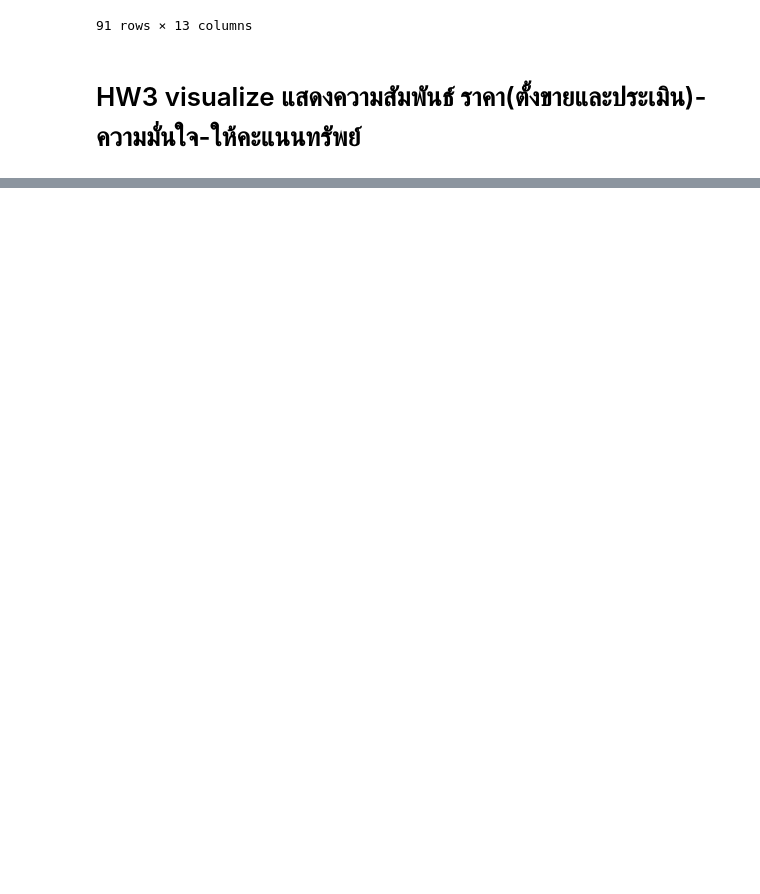
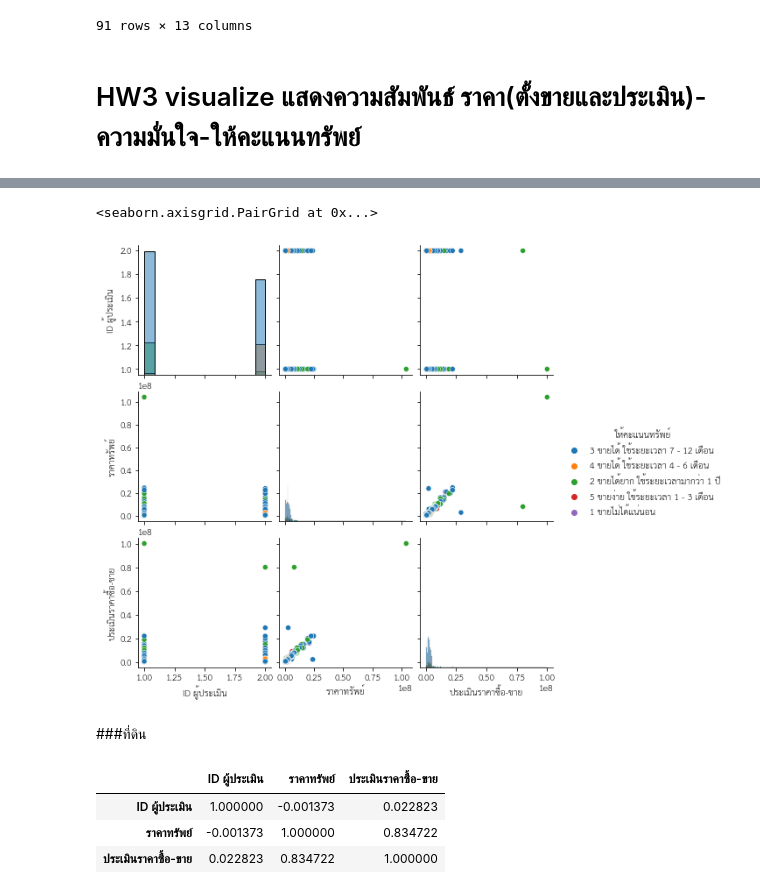
Before and after one commit to kumoromilee/bsc_dpdm22, a Jupyter notebook: [dataprep]_property_estimator.ipynb, the cells around one changed output, grey strips where cells are left out. Drawn from its saved outputs; the diff is of its cells as text; code cells hidden in the pictures; blank space fills up the shorter version.

```diff
--- a/[dataprep]_property_estimator.ipynb
+++ b/[dataprep]_property_estimator.ipynb
@@ -1233,0 +1280,16 @@ ido2_d.sort_values(by=['check2'],ascending=False)
+# %%
+sns.pairplot(data11, hue="ให้คะแนนทรัพย์", diag_kind="hist")
+# %% [output]
+<seaborn.axisgrid.PairGrid at 0x...>
+[figure, added]
+# %% [markdown]
+###ที่ดิน
+# %%
+data21 = pd.read_excel(f'https://docs.google.com/spreadsheets/d/1HKaXLen6W4Y3Yc2nA2-CTmLG8tLE8Y2cL0mDkA_f5uI/export?format=xlsx', sheet_name ='ที่ดิน')
+data21.corr(method='pearson')
+dcorr.style.background_gradient ()
+# %% [output]
+|  | ID ผู้ประเมิน | ราคาทรัพย์ | ประเมินราคาซื้อ-ขาย |
+| ID ผู้ประเมิน | 1.000000 | -0.001373 | 0.022823 |
+| ราคาทรัพย์ | -0.001373 | 1.000000 | 0.834722 |
+| ประเมินราคาซื้อ-ขาย | 0.022823 | 0.834722 | 1.000000 |
```
Also changed, not shown: parts of 32 cells of this notebook.
